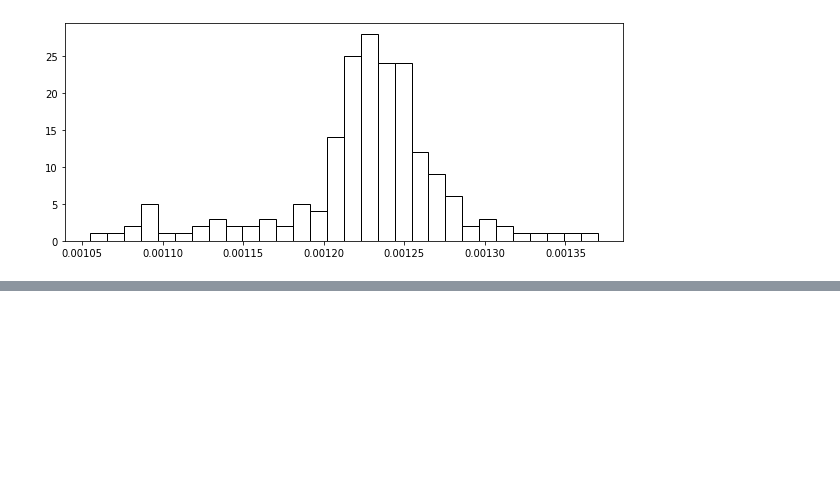
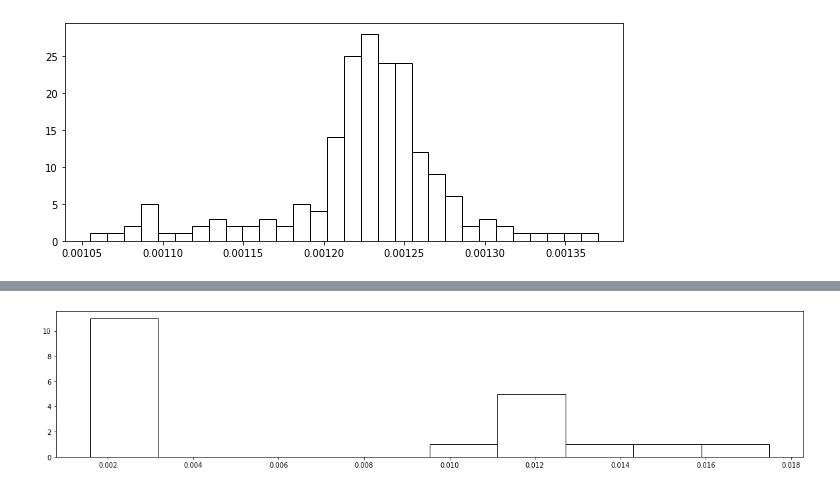
Before and after one commit to Gibadullina/BIS, a Jupyter notebook: Gibadullina_Regression_Colab.ipynb, the cells around one changed output, grey strips where cells are left out. Saved outputs shown, nothing was run; the diff lists cells and outputs as text; code cells hidden in the pictures; blank space fills up the shorter version.

```diff
--- a/Gibadullina_Regression_Colab.ipynb
+++ b/Gibadullina_Regression_Colab.ipynb
@@ -84,0 +118,6 @@ plt.show()
+# %%
+plt.figure(figsize=(20,4))
+plt.hist(T[476:496], bins=10,  edgecolor= 'black', color='white')
+plt.show()
+# %% [output]
+[figure, added]
```
Also changed, not shown: parts of 10 cells of this notebook.
